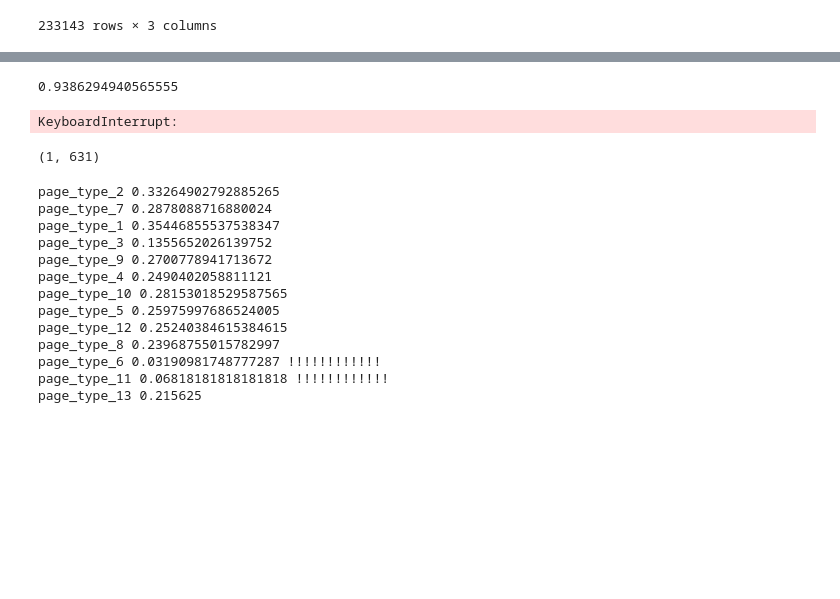
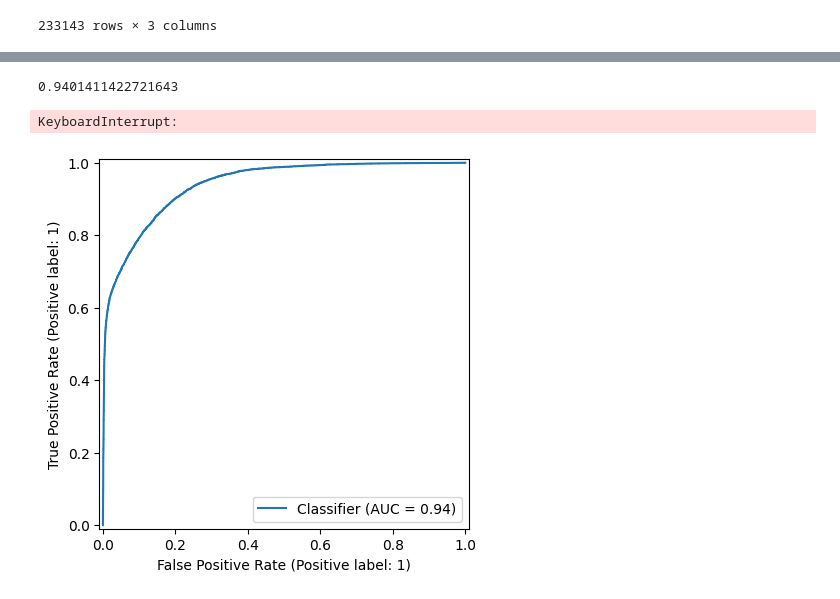
Before and after one commit to LumbaBalumba/aim_ml, a Jupyter notebook: 4/main.ipynb, the cells around one changed output, grey strips where cells are left out. Drawn from its saved outputs; the diff is of its cells as text; code cells hidden in the pictures; blank space fills up the shorter version.

```diff
--- a/4/main.ipynb
+++ b/4/main.ipynb
@@ -256,2 +318,26 @@ def build_model(base_model):
+# %%
+from sklearn.pipeline import Pipeline
+from sklearn.preprocessing import StandardScaler, PolynomialFeatures
+from sklearn.linear_model import LogisticRegressionCV
+from sklearn.decomposition import TruncatedSVD
+
+
+def build_model():
+    pipe = Pipeline([
+        ('enrich', DataEnricher(webstat_df)),
+        ('scale_numeric', ColumnTransformer(
+            [('scaler', StandardScaler(), ['duration', 'num_pages', 'page_time_avg', 'page_time_std', 'num_goods', 'avg_price_x', 'std_price', 'avg_price_y', 'rating_value',  'rating_count']),],
+            remainder='passthrough'
+        )),
+        ('interact', PolynomialFeatures(include_bias=True, degree=2)),
+        ('compress', TruncatedSVD(n_components=1200)),
+        ('clf', LogisticRegressionCV(class_weight='balanced',
+                        solver='lbfgs', max_iter=10000, n_jobs=-1, scoring='roc_auc'))
+    ])
+
+    return pipe
+# %%
+y = train_df['is_callcenter']
+X = train_df.drop(columns='is_callcenter')
 # %%
-model = build_model(base_model)
+model = build_model()
@@ -282,17 +363,19 @@ Pipeline(steps=[('scale_numeric',
 # %%
 from sklearn.model_selection import train_test_split
 from sklearn.metrics import roc_auc_score
+from sklearn.metrics import RocCurveDisplay
 
-
-def solve(X, y, model):
-    model.set_params(warm_start=True)
-
+def solve(X, y, model, full_train=False):
     X_train, X_val, y_train, y_val = train_test_split(X, y)
     model.fit(X_train, y_train)
+
     y_pred = model.predict_proba(X_val)[:, 1]
 
+    RocCurveDisplay.from_predictions(y_val, y_pred)
     print(roc_auc_score(y_val, y_pred))
-    model.fit(X_val, y_val)
+
+    if full_train:
+        model.fit(X, y)
 
     return model
 
@@ -303,32 +386,11 @@ def submit(X_test, model):
         "order_id": test_df.index,
         "is_callcenter": test_preds
     }).to_csv("submission.csv", index=False)
+
+    return model.predict(X)
 # %%
-solve(X, y, model)
+model = solve(X, y, model, True)
 # %% [output]
-0.9386294940565555
+0.9401411422721643
 KeyboardInterrupt:
+[figure, added]
-# %%
-model['clf'].coef_.shape
-# %% [output]
-(1, 631)
-# %%
-for page_type in webstat_df['page_type'].unique():
-    idx = X[f"page_type_{page_type}"] == 1
-    subset = X[idx]
-    m = np.mean(y[idx])
-    print(f"page_type_{page_type} {m} {'' if  0.1 <= m <= 0.9 else '!!!!!!!!!!!!'}")
-# %% [output]
-page_type_2 0.33264902792885265
-page_type_7 0.2878088716880024
-page_type_1 0.35446855537538347
-page_type_3 0.1355652026139752
-page_type_9 0.2700778941713672
-page_type_4 0.2490402058811121
-page_type_10 0.28153018529587565
-page_type_5 0.25975997686524005
-page_type_12 0.25240384615384615
-page_type_8 0.23968755015782997
-page_type_6 0.03190981748777287 !!!!!!!!!!!!
-page_type_11 0.06818181818181818 !!!!!!!!!!!!
-page_type_13 0.215625
```
Also changed, not shown: parts of 30 cells of this notebook, 4 other files.
